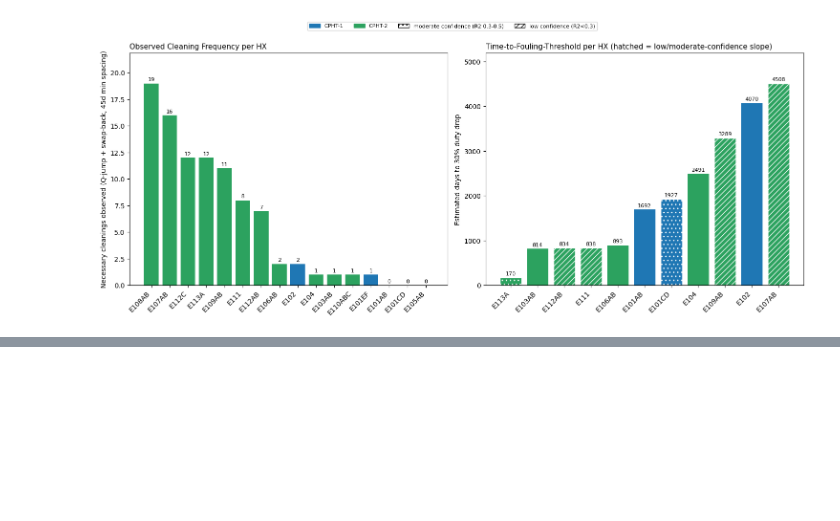
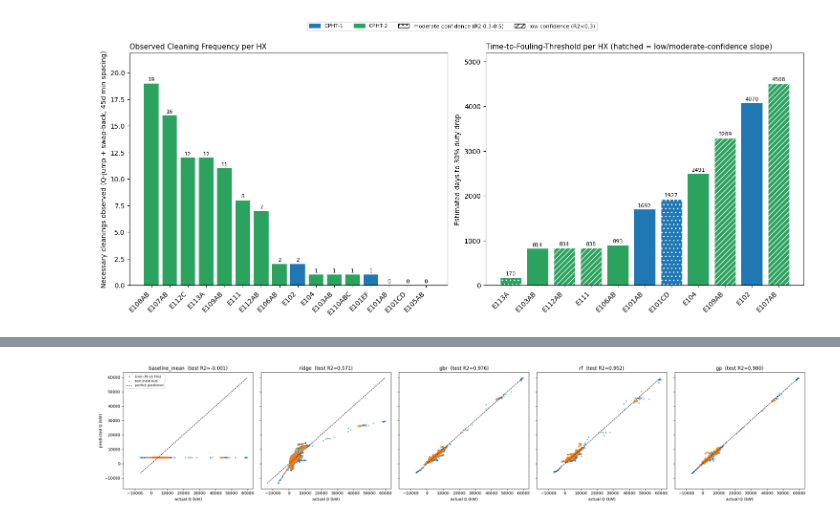
Before and after one commit to Yalika200946/Process-Intern, a Jupyter notebook: notebooks/production/04_fouling_cit_impact_forecast.ipynb, the cells around one changed output, grey strips where cells are left out. Drawn from its saved outputs; the diff is of its cells as text; code cells hidden in the pictures; blank space fills up the shorter version.

```diff
--- a/notebooks/production/09_cit_furnace_impact.ipynb
+++ b/notebooks/production/04_fouling_cit_impact_forecast.ipynb
@@ -617,0 +682,19 @@ plt.show()
+# %%
+HOT_END_THRESH_C = 220.0
+RESIDUE_CHAIN_POSITION = {'E113A': 1, 'E112C': 1, 'E112AB': 2, 'E108AB': 3, 'E110ABC': 4}
+
+temp_path = DATA_DIR + r'\Process_information_with_crude.csv'
+df_temp = pd.read_csv(temp_path, index_col=0, parse_dates=True)
+
+static_rows = []
+for hx, cfg in HX_CONFIG.items():
+    tag = cfg['cold_out']
+    mean_cold_out = df_temp[tag].mean() if tag in df_temp.columns else np.nan
+    static_rows.append({
+        'HX': hx,
+        'group': 'CPHT-1' if hx in CPHT_1_HX else 'CPHT-2',
+        'chain_position': RESIDUE_CHAIN_POSITION.get(hx, 0),
+        'hot_end': int(mean_cold_out > HOT_END_THRESH_C) if not np.isnan(mean_cold_out) else 0,
+    })
+static_df = pd.DataFrame(static_rows)
+static_df
@@ -617,0 +829,11 @@ plt.show()
+# %%
+TRAIN_CUTOFF_DAYS = 21  # days_on_duty <= this -> train; else (up to BASELINE_WINDOW_DAYS) -> test
+
+pooled['split'] = np.where(pooled['days_on_duty'] <= TRAIN_CUTOFF_DAYS, 'train', 'test')
+pooled_train = pooled[pooled['split'] == 'train'].reset_index(drop=True)
+pooled_test = pooled[pooled['split'] == 'test'].reset_index(drop=True)
+
+print(f'Split at day {TRAIN_CUTOFF_DAYS} of each post-clean window (window ends at day {BASELINE_WINDOW_DAYS}):')
+print(f'  train: {len(pooled_train)} rows across {pooled_train["HX"].nunique()} HX')
+print(f'  test:  {len(pooled_test)} rows across {pooled_test["HX"].nunique()} HX')
+pooled.groupby(['HX', 'split']).size().unstack(fill_value=0)
@@ -617,0 +977,16 @@ plt.show()
+# %%
+fig, axes = plt.subplots(1, len(models), figsize=(5 * len(models), 5), sharex=True, sharey=True)
+for ax, (name, model) in zip(axes, models.items()):
+    ax.scatter(y_train, model.predict(X_train), s=8, alpha=0.4, color='tab:blue', label='train (fit on this)')
+    ax.scatter(y_test, model.predict(X_test), s=8, alpha=0.6, color='tab:orange', label='test (held out)')
+    lims = [min(y_full.min(), model.predict(X_full).min()), max(y_full.max(), model.predict(X_full).max())]
+    ax.plot(lims, lims, 'k--', lw=1, label='perfect prediction')
+    ax.set_title(f'{name}  (test R2={comparison_df.loc[name, "held_out_test_r2"]:.3f})')
+    ax.set_xlabel('actual Q (kW)')
+axes[0].set_ylabel('predicted Q (kW)')
+axes[0].legend(fontsize=8)
+plt.tight_layout()
+plt.savefig(os.path.join(FIG_DIR, '3a_model_comparison_scatter.png'), bbox_inches='tight')
+plt.show()
+# %% [output]
+[figure, added]
```
Also changed, not shown: parts of 37 cells of this notebook, 10 other files.
